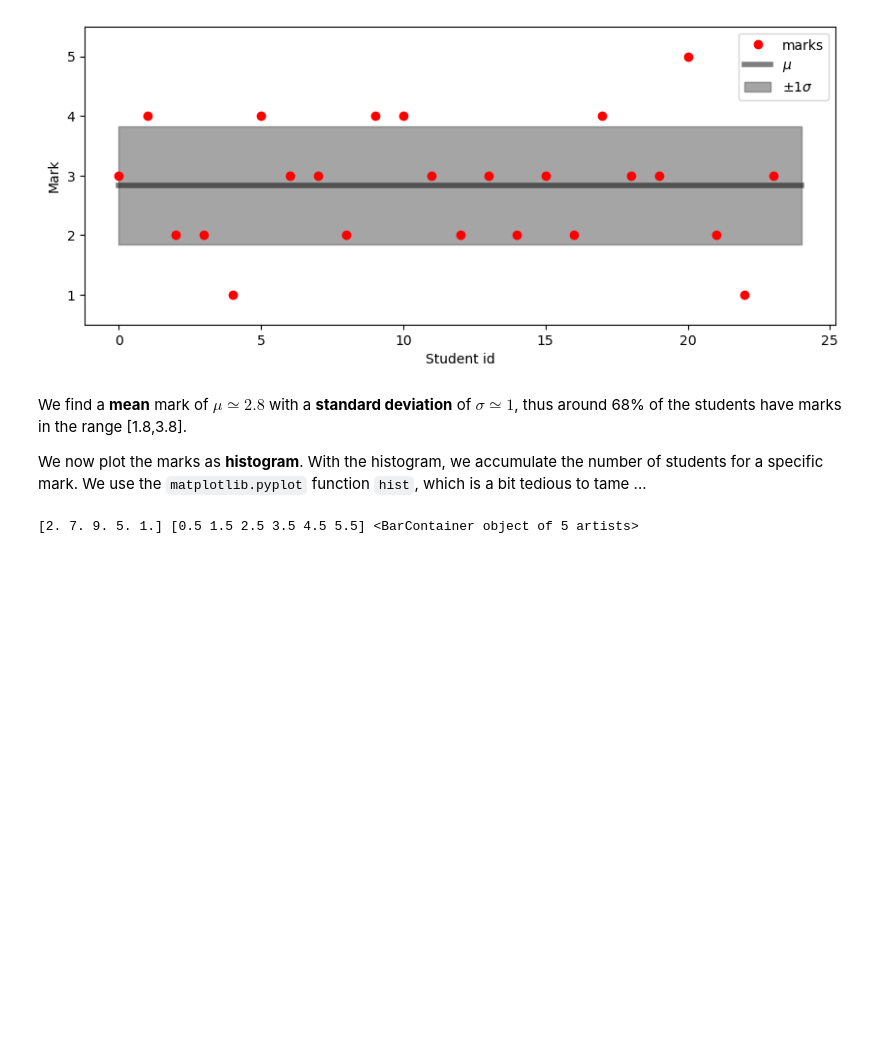
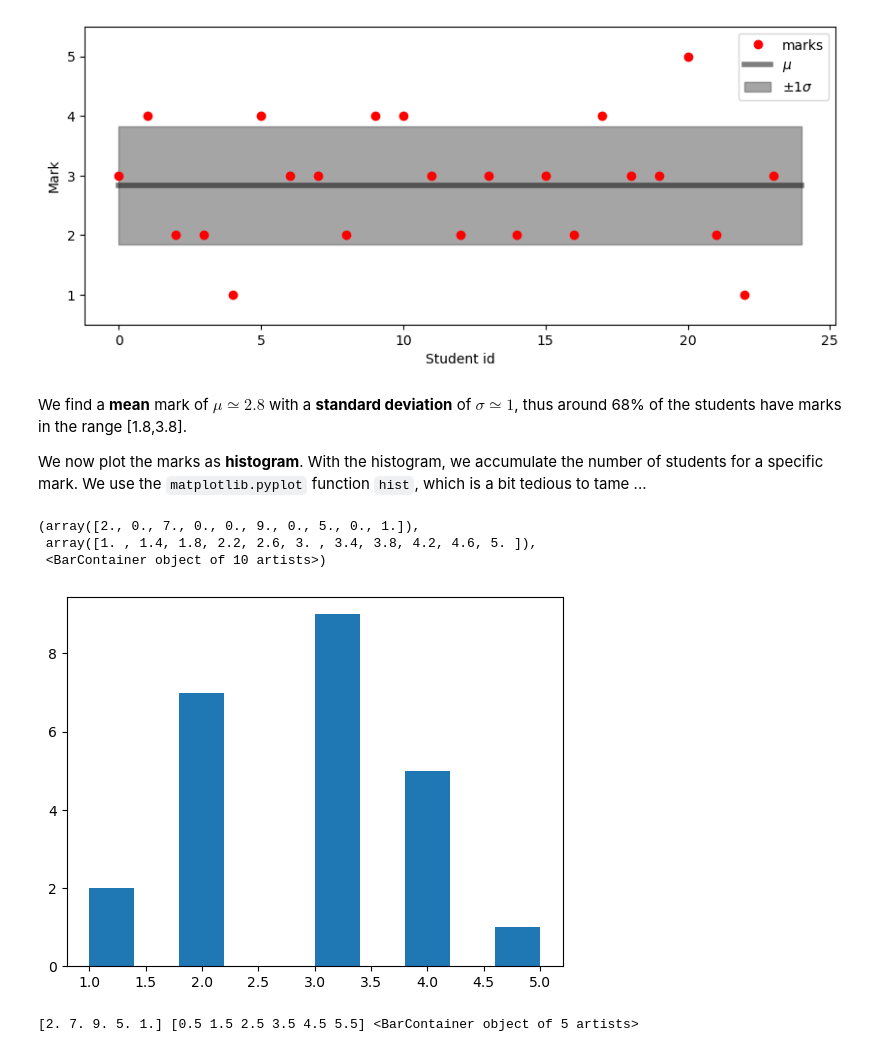
Before and after one commit to georgkaufmann/pyRANDOM, a Jupyter notebook: pyRANDOM_statistics.ipynb, the cells around one changed output. Saved outputs shown, nothing was run; the diff lists cells and outputs as text; code cells hidden in the pictures; blank space fills up the shorter version.

```diff
--- a/pyRANDOM_statistics.ipynb
+++ b/pyRANDOM_statistics.ipynb
@@ -97,6 +97,13 @@ the students have marks in the range [1.8,3.8].
 
 We now plot the marks as **histogram**. With the histogram, we accumulate the number of students for a specific mark.
 We use the `matplotlib.pyplot` function `hist`, which is a bit tedious to tame ...
+# %%
+plt.hist(marks)
+# %% [output]
+(array([2., 0., 7., 0., 0., 9., 0., 5., 0., 1.]),
+ array([1. , 1.4, 1.8, 2.2, 2.6, 3. , 3.4, 3.8, 4.2, 4.6, 5. ]),
+ <BarContainer object of 10 artists>)
+[figure, added]
 # %%
 plt.figure(figsize=(10,4))
 plt.xlabel('Mark')
```
Also changed, not shown: parts of 1 cell of this notebook, 12 other files.
